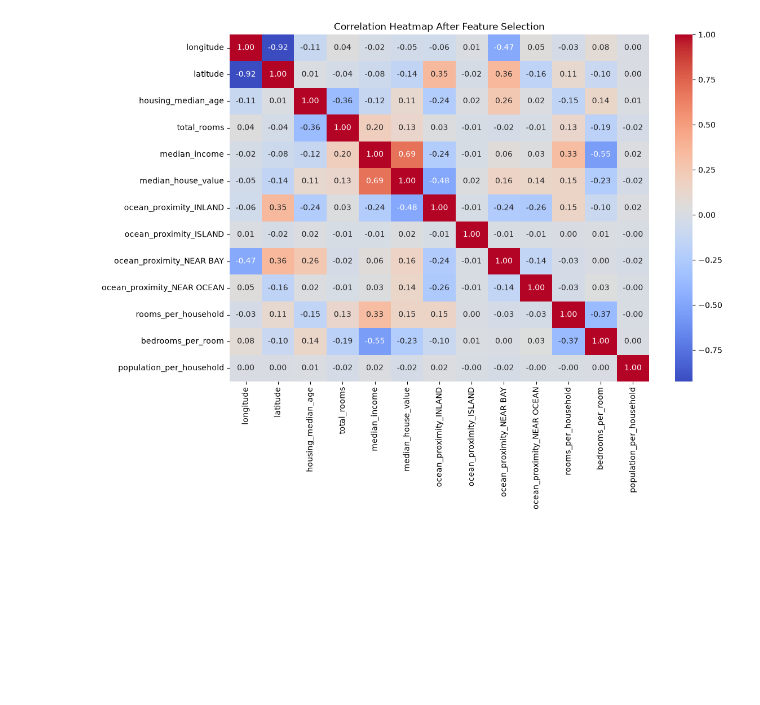
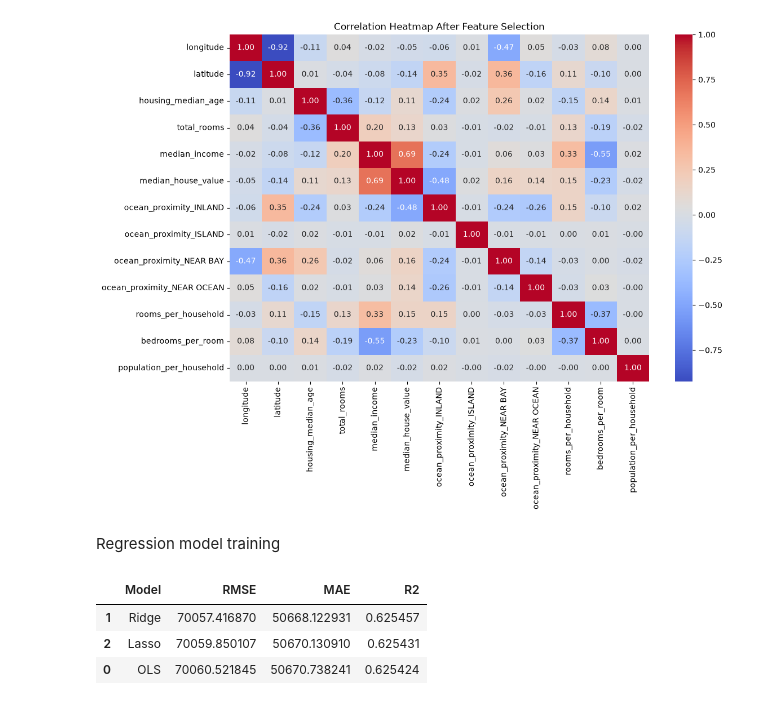
Before and after one commit to seelneas/Datheon_Machine_Learning_-_Data_Science_Internship, a Jupyter notebook: RealEstate_Housing_Price_Prediction/house_price_prediction.ipynb, the cells around one changed output. Saved outputs shown, nothing was run; the diff lists cells and outputs as text; code cells hidden in the pictures; blank space fills up the shorter version.

Commit message:
feat: model training

```diff
--- a/RealEstate_Housing_Price_Prediction/house_price_prediction.ipynb
+++ b/RealEstate_Housing_Price_Prediction/house_price_prediction.ipynb
@@ -431,3 +431,47 @@ plt.title("Correlation Heatmap After Feature Selection")
 plt.show()
 # %% [output]
 [figure]
+# %% [markdown]
+Regression model training
+# %%
+models = {
+    "OLS": LinearRegression(),
+    "Ridge": Ridge(alpha=1.0),
+    "Lasso": Lasso(alpha=1.0, max_iter=10000)
+}
+# %%
+results = []
+predictions = {}
+
+for name, model in models.items():
+
+    # Train the model
+    model.fit(X_train, y_train)
+
+    # Make predictions
+    y_pred = model.predict(X_test)
+
+    # Store predictions
+    predictions[name] = y_pred
+
+    # Calculate evaluation metrics
+    rmse = np.sqrt(mean_squared_error(y_test, y_pred))
+    mae = mean_absolute_error(y_test, y_pred)
+    r2 = r2_score(y_test, y_pred)
+
+    results.append({
+        "Model": name,
+        "RMSE": rmse,
+        "MAE": mae,
+        "R2": r2
+    })
+
+# Create comparison DataFrame
+results_df = pd.DataFrame(results)
+
+results_df.sort_values(by="RMSE", ascending=True)
+# %% [output]
+|  | Model | RMSE | MAE | R2 |
+| 1 | Ridge | 70057.416870 | 50668.122931 | 0.625457 |
+| 2 | Lasso | 70059.850107 | 50670.130910 | 0.625431 |
+| 0 | OLS | 70060.521845 | 50670.738241 | 0.625424 |
```
